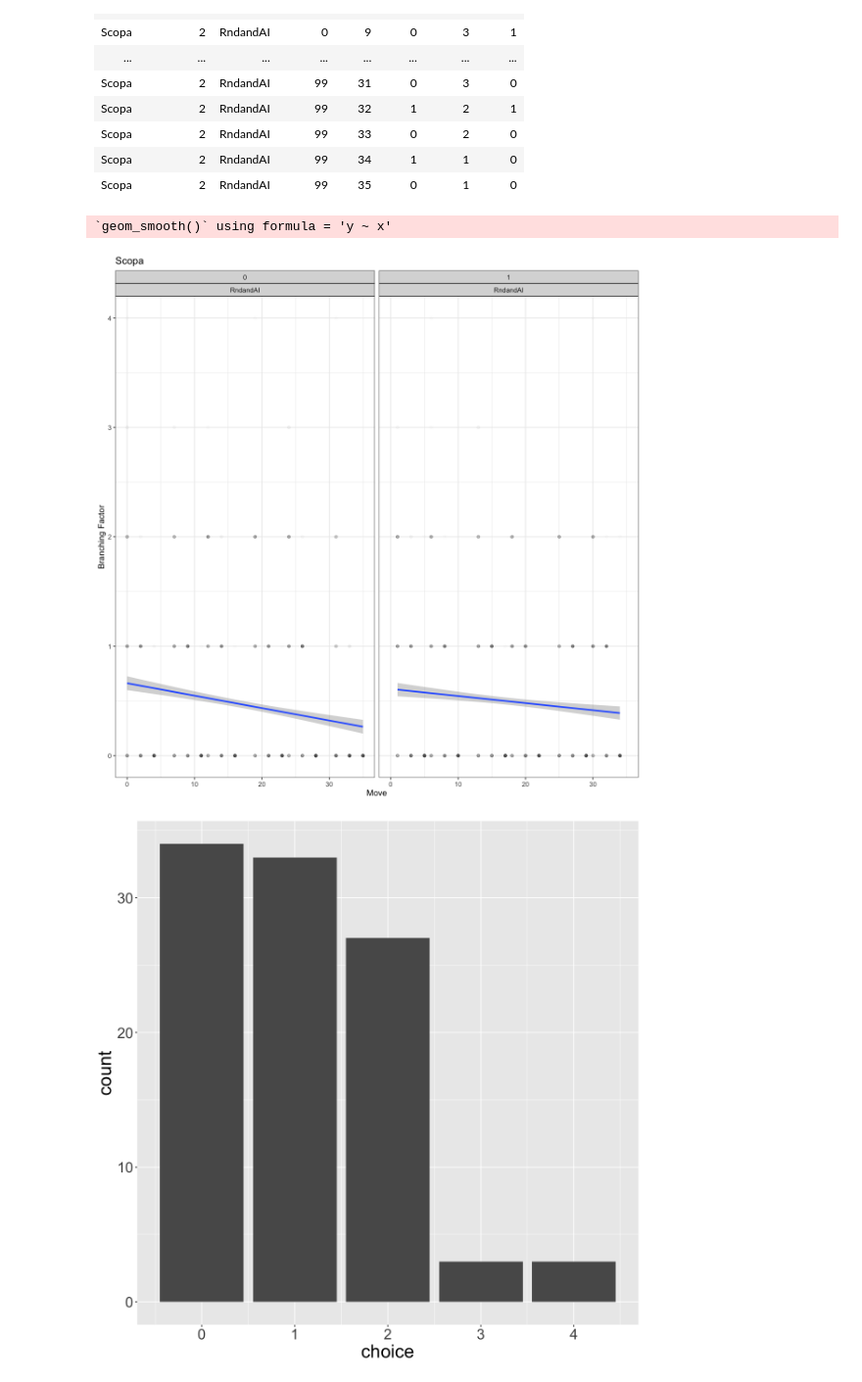
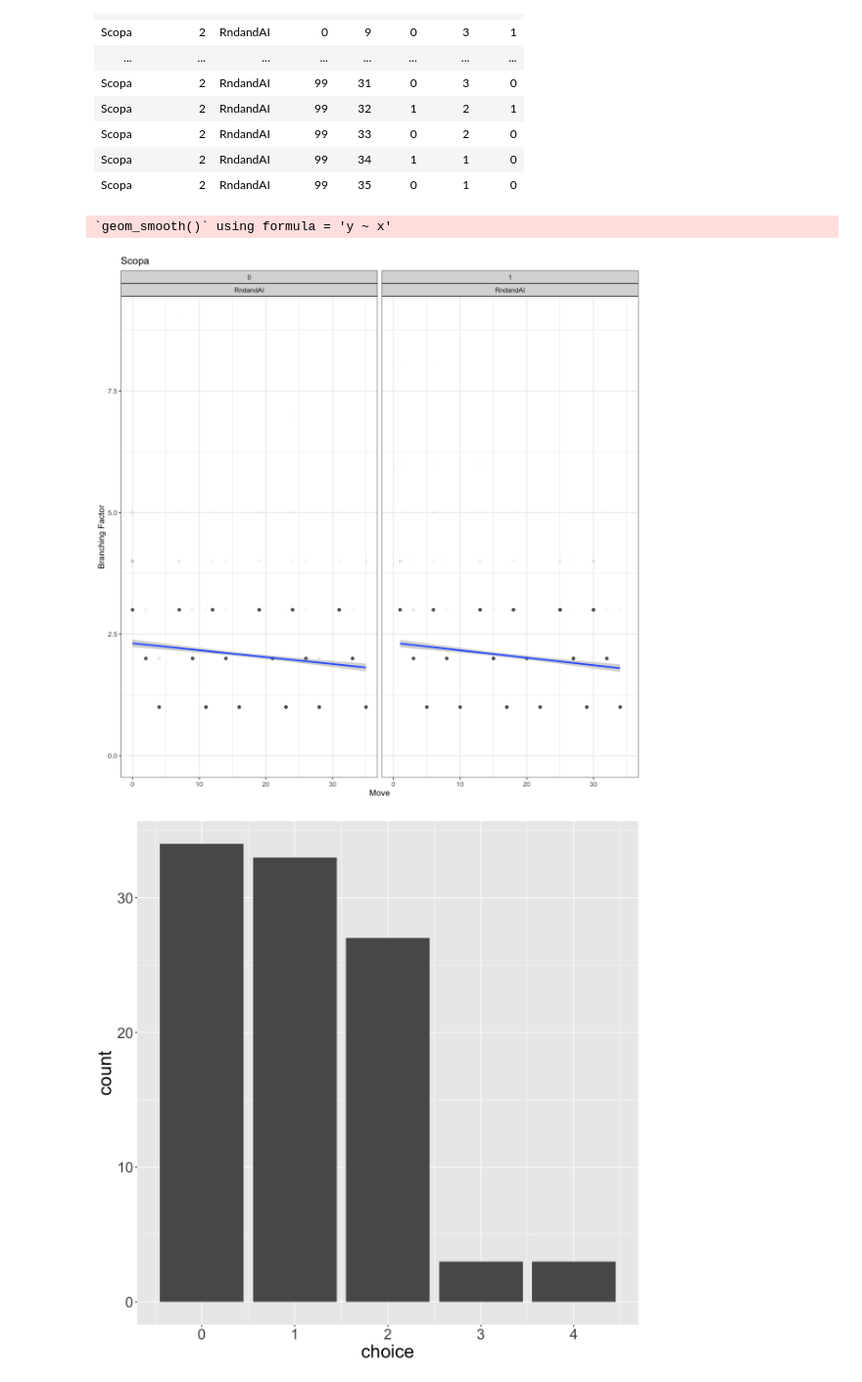
Before and after one commit to mgoadric/cardstock, a Jupyter notebook: Analysis/Analysis With R.ipynb, the cells around one changed output. Shown at 98% size. Saved outputs shown, nothing was run; the diff lists cells and outputs as text; code cells hidden in the pictures.

```diff
--- a/Analysis/Analysis With R.ipynb
+++ b/Analysis/Analysis With R.ipynb
@@ -52,16 +52,16 @@ A spec_tbl_df: 3600 × 8
 | Scopa | 2 | RndandAI | 99 | 35 | 0 | 1 | 0 |
 # %%
 game = "Scopa"
-scopa %>% ggplot(aes(x=move, y=choice)) +
+scopa %>% ggplot(aes(x=move, y=choices)) +
 geom_point(alpha= 0.01) +
 geom_smooth(method="lm") +
 facet_wrap(vars(player, type), ncol = 3) +
 theme_bw() +
 aes(ymin=0) +
 labs(x='Move', y='Branching Factor', title=game)
 # %% [output]
 `geom_smooth()` using formula = 'y ~ x'
-[figure, old version]
+[figure, new version]
 # %%
 game = "GOPS"
 gops %>% filter(move==0) %>% filter(player==0) %>% ggplot(aes(x=choice)) +
```
Also changed, not shown: 10 other files.
